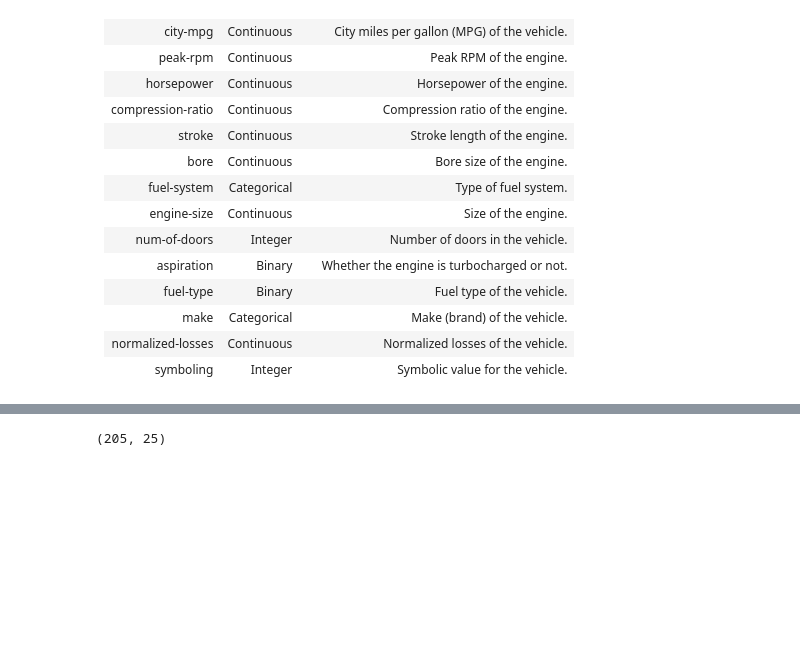
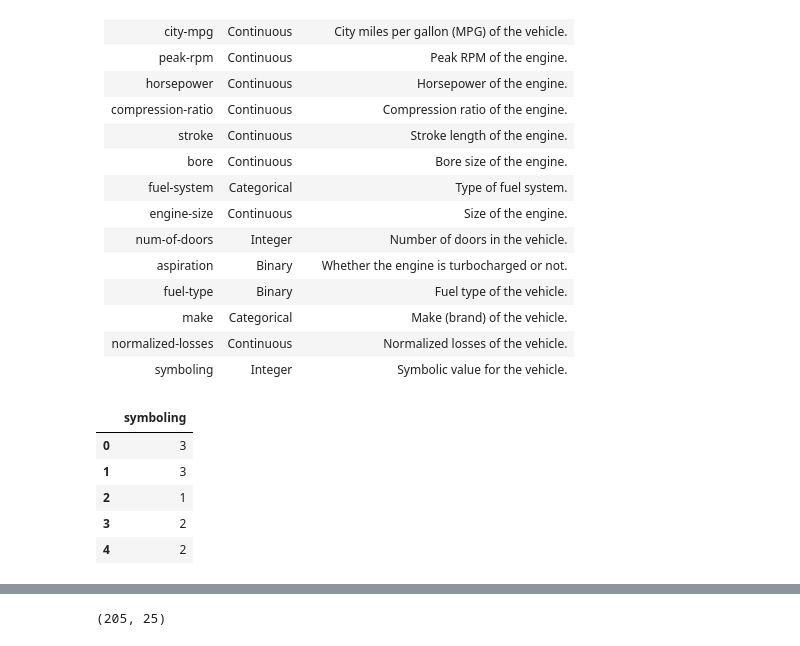
Before and after one commit to RumeysaHilal/Ada-Lovelace-Akademi, a Jupyter notebook: Odevler/odev7.ipynb, the cells around one changed output, grey strips where cells are left out. Saved outputs shown, nothing was run; the diff lists cells and outputs as text; code cells hidden in the pictures; blank space fills up the shorter version.

```diff
--- a/Odevler/odev7.ipynb
+++ b/Odevler/odev7.ipynb
@@ -54,2 +52,11 @@ automobile = fetch_ucirepo(id=10)
 x = automobile.data.features
 y = automobile.data.targets
+# %%
+y.head()
+# %% [output]
+|  | symboling |
+| 0 | 3 |
+| 1 | 3 |
+| 2 | 1 |
+| 3 | 2 |
+| 4 | 2 |
```
Also changed, not shown: parts of 14 cells of this notebook.
